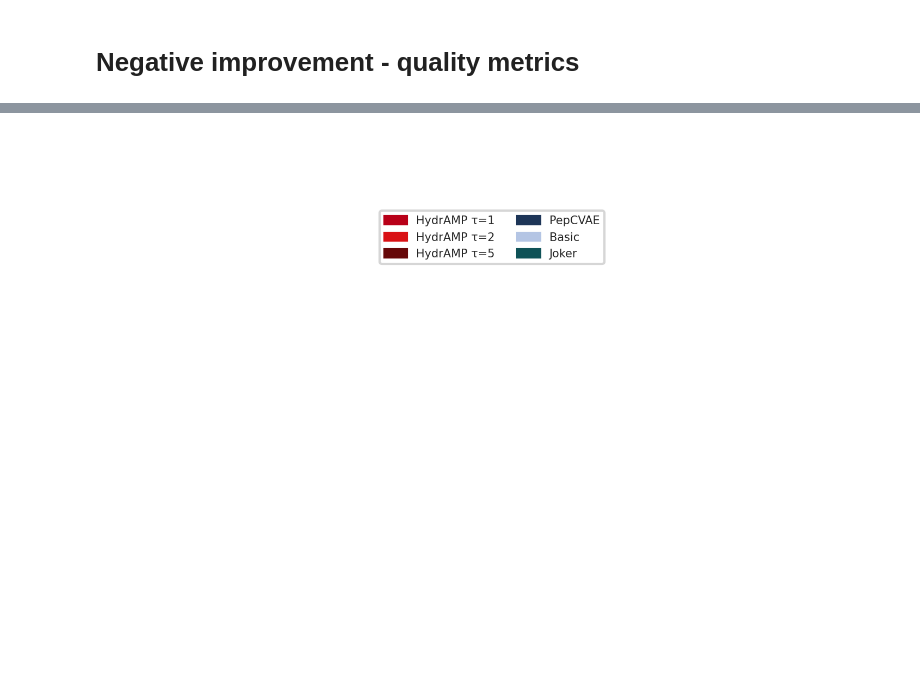
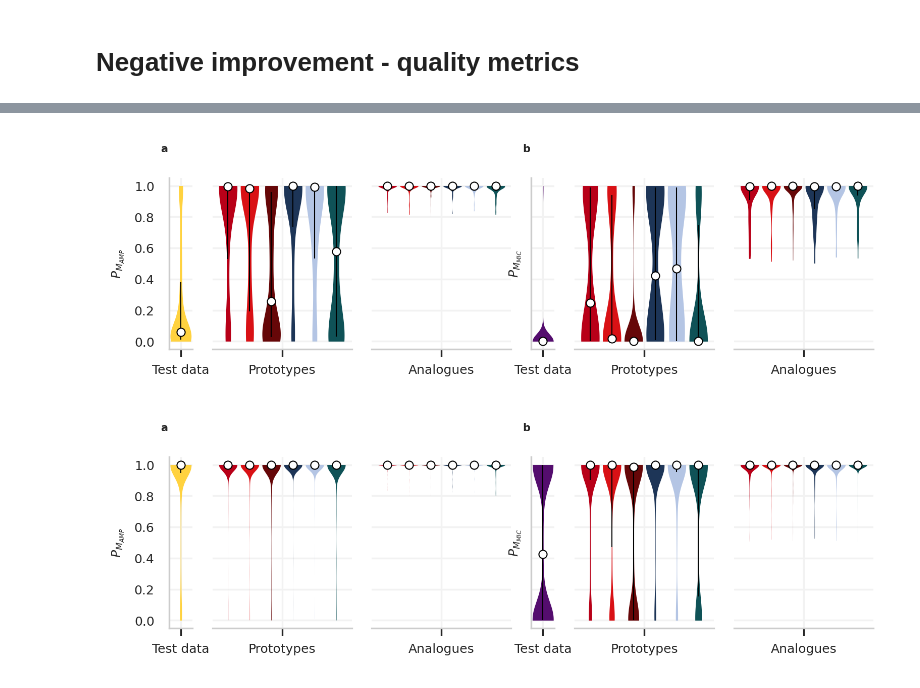
Before and after one commit to szczurek-lab/hydramp, a Jupyter notebook: scripts/figures/AnalogueGeneration_Conditions.ipynb, the cells around one changed output, grey strips where cells are left out. Drawn from its saved outputs; the diff is of its cells as text; code cells hidden in the pictures; blank space fills up the shorter version.

```diff
--- a/scripts/figures/AnalogueGeneration_Conditions.ipynb
+++ b/scripts/figures/AnalogueGeneration_Conditions.ipynb
@@ -286,7 +202,7 @@ def set_axis_style(ax, data, k):
     whiskers_min, whiskers_max = whiskers[:, 0], whiskers[:, 1]
     inds = np.arange(1, len(medians) + 1)
     ax.scatter(inds, medians, marker='o', lw=0.5, edgecolors='k', color='white', s=15, zorder=3)
-#     ax.vlines(inds, quartile1, quartile3, color='k', linestyle='-', lw=0.5)
+    ax.vlines(inds, quartile1, quartile3, color='k', linestyle='-', lw=0.5)
 #     ax.vlines(inds, whiskers_min, whiskers_max, color='k', linestyle='-', lw=0.5)
     ax.xaxis.set_ticks_position('bottom')
     ax.set_xticks([3.5])
@@ -400,7 +316,7 @@ def generate_classifier_distribution_plot(
             pc.set_alpha(1)
 
     for i, (label, ax) in enumerate(
-    zip(['c', 'd'], [ax0a, ax0b])
+    zip(['a', 'b'], [ax0a, ax0b])
     ):
         ax.annotate(label, xy=(-0.05, 1.2), xycoords='axes fraction',
           fontweight='bold', va='top', ha='right')
@@ -411,26 +327,20 @@ def generate_classifier_distribution_plot(
 
 # fig.savefig("../figures/Fig2_FGH.svg")
 # %%
-def plot_classifier_distribution(results, mode):
+def plot_classifier_distribution(data, test_amp, test_mic):
 
-    pos_amp, pos_mic, neg_amp, neg_mic, pos_data, neg_data = get_data(results, mode)
-
-    neg_prototype_amp = [x[0] for x in neg_data]
-    neg_prototype_mic = [x[1] for x in neg_data]
-    neg_analogue_amp = [x[2] for x in neg_data]
-    neg_analogue_mic = [x[3] for x in neg_data]
-    neg_test_amp = neg_amp
-    neg_test_mic = neg_mic
+    prototype_amp = [x[0] for x in data]
+    prototype_mic = [x[1] for x in data]
+    analogue_amp = [x[2] for x in data]
+    analogue_mic = [x[3] for x in data]
 
     fig = generate_classifier_distribution_plot(
-        neg_test_amp,
-        neg_test_mic,
-        neg_prototype_amp,
-        neg_prototype_mic,
-        neg_analogue_amp,
-        neg_analogue_mic,
-
+        test_amp,
+        test_mic,
+        prototype_amp,
+        prototype_mic,
+        analogue_amp,
+        analogue_mic,
     )
 
-    plt.show()
     return fig
@@ -555,18 +347,13 @@ fig.savefig("../figures/Fig2_EditDistance.svg")
-# %%
-
-fig, ax1= plt.subplots(
-    nrows=1,
-    ncols=1,
-    figsize=(6, 1.5),
-    dpi=300,
-)
-
-patches = [mpatches.Patch(color=color, label=label) for label, color in palette_models.items()]
-plt.legend(handles=patches, ncol=2,loc='center')
-
-# fig.tight_layout()
-plt.axis('off')
-plt.show()
-fig.savefig("../figures/Fig2_Legend.svg")
-# %% [output]
-[figure, removed]
+# %%
+pos_amp, pos_mic, neg_amp, neg_mic, pos_data, neg_data = get_data(results, 'discovery')
+
+fig = plot_classifier_distribution(neg_data, neg_amp, neg_mic)
+plt.show()
+fig.savefig("../../figures/NegBaseline.svg")
+
+fig = plot_classifier_distribution(pos_data, pos_amp, pos_mic)
+plt.show()
+fig.savefig("../../figures/PosBaseline.svg")
+# %% [output]
+[figure, added]
+[figure, added]
```
Also changed, not shown: parts of 16 cells of this notebook, 7 other files.
